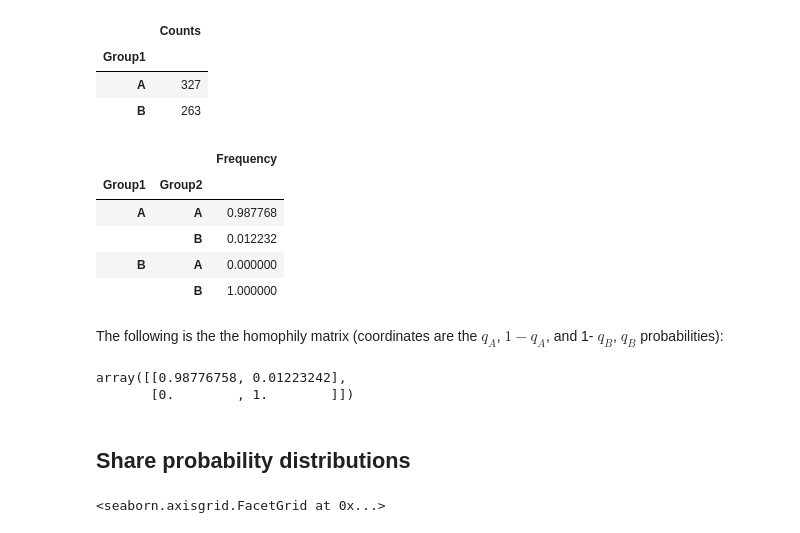
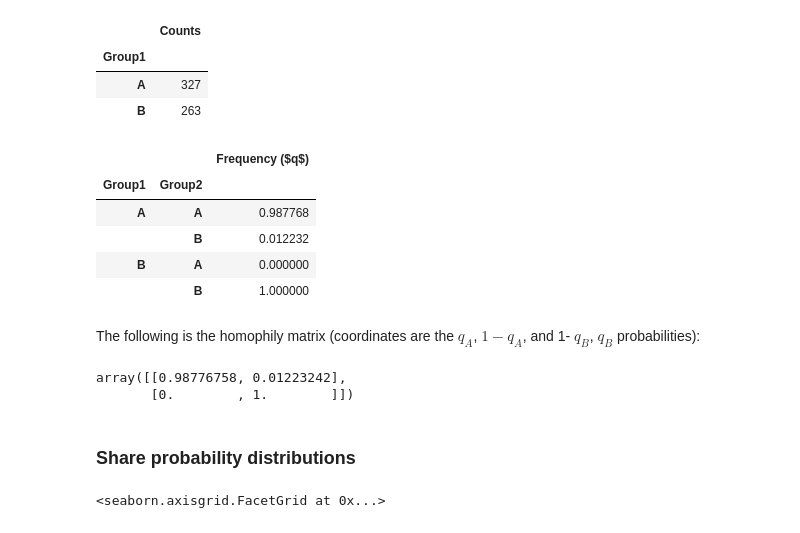
Before and after one commit to jfinocchiaro/long-term-fair-mdps, a Jupyter notebook: political-influence/probability_sharing_distributions.ipynb, the cells around one changed output. Cells and saved outputs as stored; diff of their text form; code cells hidden in the pictures.

```diff
--- a/political-influence/probability_sharing_distributions.ipynb
+++ b/political-influence/probability_sharing_distributions.ipynb
@@ -23,13 +30,13 @@ We only know the group for the seeds in the graph.
 # %%
 # load seeds
-A = [l.strip() for l in open("side1_seeds.txt").readlines()]  # A = pro Hillary
-B = [l.strip() for l in open("side2_seeds.txt").readlines()]  # B = pro Trump
+A = [l.strip() for l in open("uselections/side1_seeds.txt").readlines()]  # A = pro Hillary
+B = [l.strip() for l in open("uselections/side2_seeds.txt").readlines()]  # B = pro Trump
 len(A), len(B)
 # %% [output]
 (85, 99)
 # %%
 # load probabilities
-df = pd.read_csv("uselections_network_heterogeneous.txt", sep='\t', names=['User1', 'User2', 'pA', 'pB'])
+df = pd.read_csv("uselections/uselections_network_heterogeneous.txt", sep='\t', names=['User1', 'User2', 'pA', 'pB'])
 df
 # %% [output]
 |  | User1 | User2 | pA | pB |
@@ -95,24 +134,24 @@ groups
 | A | 327 |
 | B | 263 |
 # %%
-qs = (replacements / groups).rename(columns={'Counts': 'Frequency'})
+qs = (replacements / groups).rename(columns={'Counts': 'Frequency ($q$)'})
 qs
 # %% [output]
-|  |  | Frequency |
+|  |  | Frequency ($q$) |
 | Group1 | Group2 |  |
 | A | A | 0.987768 |
 |  | B | 0.012232 |
 | B | A | 0.000000 |
 |  | B | 1.000000 |
 # %% [markdown]
-The following is the the homophily matrix (coordinates are the $q_A$, $1-q_A$, and 1- $q_B$, $q_B$ probabilities):
+The following is the homophily matrix (coordinates are the $q_A$, $1-q_A$, and 1- $q_B$, $q_B$ probabilities):
 # %%
 qs.unstack().values
 # %% [output]
 array([[0.98776758, 0.01223242],
        [0.        , 1.        ]])
 # %% [markdown]
-## Share probability distributions
+### Share probability distributions
 # %%
 sns.displot(data=pd.melt(df,
                          id_vars=['User1', 'User2'],
```
Also changed, not shown: parts of 57 cells of this notebook.
